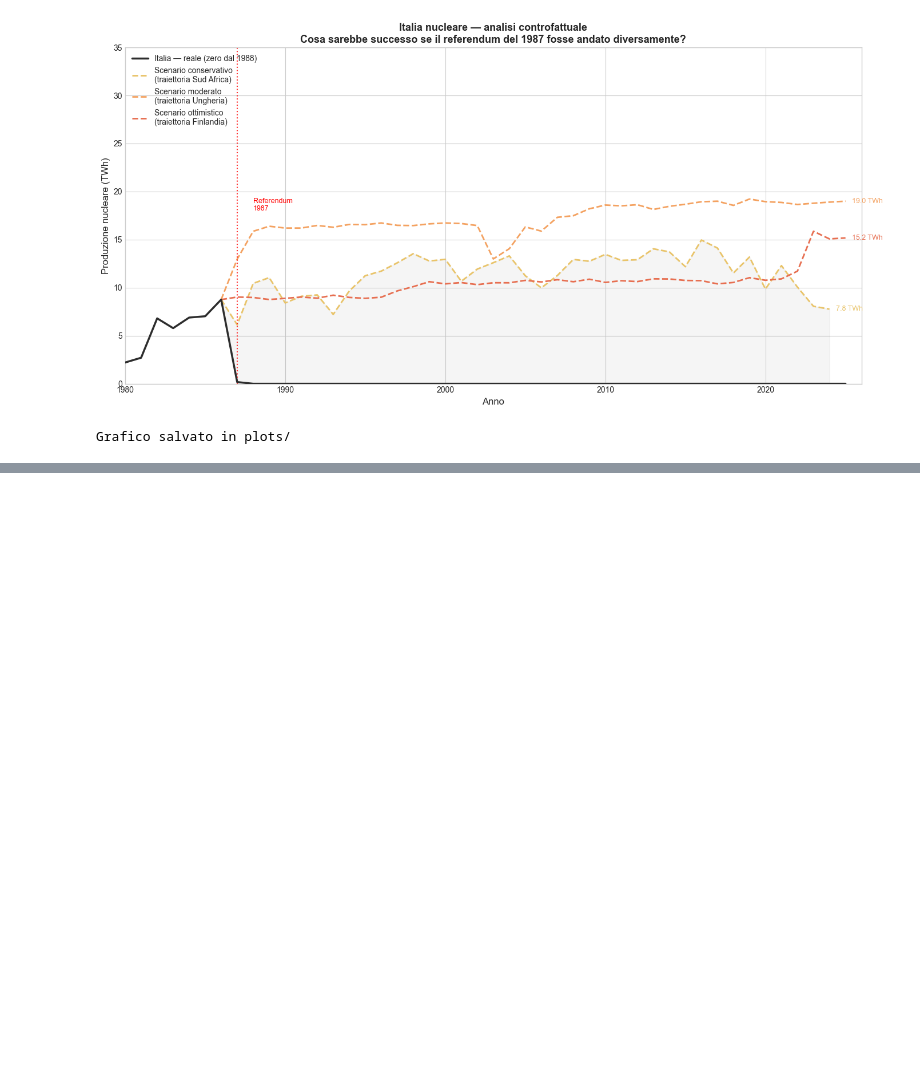
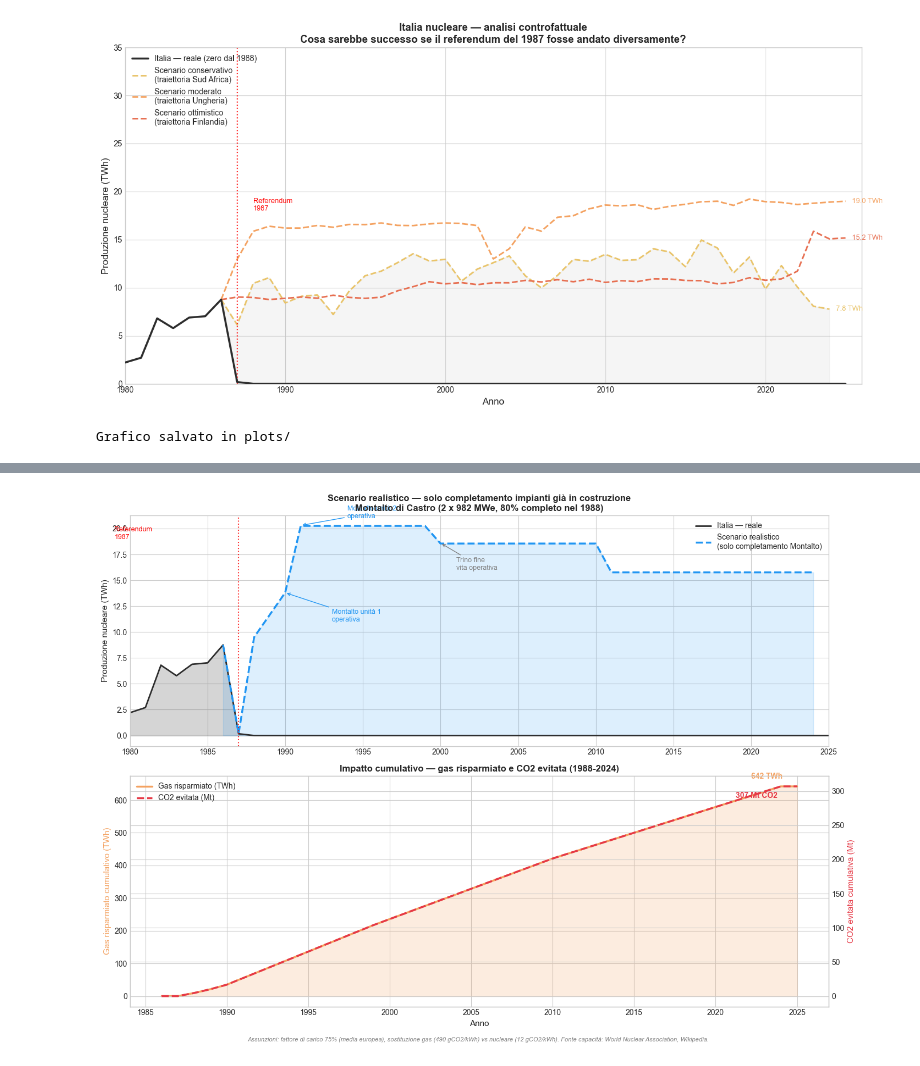
Before and after one commit to giuseppe-vigliotti/nuclear-data-analysis, a Jupyter notebook: notebooks/02_visualizzazioni.ipynb, the cells around one changed output, grey strips where cells are left out. Drawn from its saved outputs; the diff is of its cells as text; code cells hidden in the pictures; blank space fills up the shorter version.

```diff
--- a/notebooks/02_visualizzazioni.ipynb
+++ b/notebooks/02_visualizzazioni.ipynb
@@ -656,0 +798,100 @@ Grafico salvato in plots/
+# %%
+fig, axes = plt.subplots(2, 1, figsize=(14, 10))
+
+# --- Grafico superiore: produzione nucleare ---
+ax1 = axes[0]
+
+df_italy_full = df_merged[df_merged['country'] == 'Italy'].copy()
+ax1.fill_between(df_italy_full['year'], df_italy_full['nuclear_twh'],
+                 alpha=0.2, color='#2d2d2d')
+ax1.plot(df_italy_full['year'], df_italy_full['nuclear_twh'],
+         color='#2d2d2d', linewidth=2, label='Italia — reale')
+
+ax1.fill_between(df_scenario['year'], df_scenario['twh_scenario'],
+                 alpha=0.15, color='#2196F3')
+ax1.plot(df_scenario['year'], df_scenario['twh_scenario'],
+         color='#2196F3', linewidth=2.5, linestyle='--',
+         label='Scenario realistico\n(solo completamento Montalto)')
+
+ax1.annotate('Montalto unità 1\noperativa',
+             xy=(1990, 13.8), xytext=(1993, 11),
+             arrowprops=dict(arrowstyle='->', color='#2196F3'),
+             fontsize=9, color='#2196F3')
+ax1.annotate('Montalto unità 2\noperativa',
+             xy=(1991, 20.3), xytext=(1994, 21),
+             arrowprops=dict(arrowstyle='->', color='#2196F3'),
+             fontsize=9, color='#2196F3')
+ax1.annotate('Trino fine\nvita operativa',
+             xy=(2000, 18.6), xytext=(2001, 16),
+             arrowprops=dict(arrowstyle='->', color='gray'),
+             fontsize=9, color='gray')
+
+ax1.axvline(x=1987, color='red', linestyle=':', linewidth=1.5, alpha=0.8)
+ax1.text(1979, 19, 'Referendum\n1987', color='red', fontsize=9)
+ax1.set_ylabel('Produzione nucleare (TWh)', fontsize=11)
+ax1.set_title('Scenario realistico — solo completamento impianti già in costruzione\n'
+              'Montalto di Castro (2 x 982 MWe, 80% completo nel 1988)',
+              fontsize=12, fontweight='bold')
+ax1.legend(fontsize=10)
+ax1.set_xlim(1980, 2025)
+
+# --- Grafico inferiore: impatto cumulativo ---
+ax2 = axes[1]
+
+# Merge per allineare gli anni correttamente
+df_calc = df_italy_full[['year','nuclear_twh']].copy()
+df_calc = df_calc[df_calc['year'] >= 1986].reset_index(drop=True)
+df_calc = df_calc.merge(
+    df_scenario[['year','twh_scenario']],
+    on='year',
+    how='left'
+)
+df_calc['twh_scenario'] = df_calc['twh_scenario'].fillna(0)
+df_calc['gas_risparmiato'] = (df_calc['twh_scenario'] -
+                               df_calc['nuclear_twh']).clip(lower=0)
+df_calc['co2_evitata'] = df_calc['gas_risparmiato'] * 1e9 * CO2_DIFF / 1e12
+df_calc['gas_cumulativo'] = df_calc['gas_risparmiato'].cumsum()
+df_calc['co2_cumulativa'] = df_calc['co2_evitata'].cumsum()
+
+ax2_twin = ax2.twinx()
+
+ax2.fill_between(df_calc['year'], df_calc['gas_cumulativo'],
+                 alpha=0.2, color='#F4A261')
+ax2.plot(df_calc['year'], df_calc['gas_cumulativo'],
+         color='#F4A261', linewidth=2.5, label='Gas risparmiato (TWh)')
+ax2_twin.plot(df_calc['year'], df_calc['co2_cumulativa'],
+              color='#E63946', linewidth=2.5, linestyle='--',
+              label='CO2 evitata (Mt)')
+
+last = df_calc.iloc[-1]
+ax2.annotate(f"{last['gas_cumulativo']:.0f} TWh",
+             xy=(last['year'], last['gas_cumulativo']),
+             xytext=(-60, 10), textcoords='offset points',
+             fontsize=10, color='#F4A261', fontweight='bold')
+ax2_twin.annotate(f"{last['co2_cumulativa']:.0f} Mt CO2",
+                  xy=(last['year'], last['co2_cumulativa']),
+                  xytext=(-80, -15), textcoords='offset points',
+                  fontsize=10, color='#E63946', fontweight='bold')
+
+ax2.set_xlabel('Anno', fontsize=11)
+ax2.set_ylabel('Gas risparmiato cumulativo (TWh)', fontsize=11, color='#F4A261')
+ax2_twin.set_ylabel('CO2 evitata cumulativa (Mt)', fontsize=11, color='#E63946')
+ax2.set_title('Impatto cumulativo — gas risparmiato e CO2 evitata (1988-2024)',
+              fontsize=12, fontweight='bold')
+
+lines1, labels1 = ax2.get_legend_handles_labels()
+lines2, labels2 = ax2_twin.get_legend_handles_labels()
+ax2.legend(lines1 + lines2, labels1 + labels2, fontsize=10)
+
+fig.text(0.5, -0.01,
+         'Assunzioni: fattore di carico 75% (media europea), '
+         'sostituzione gas (490 gCO2/kWh) vs nucleare (12 gCO2/kWh). '
+         'Fonte capacità: World Nuclear Association, Wikipedia.',
+         ha='center', fontsize=8, color='gray', style='italic')
+
+plt.tight_layout()
+plt.savefig('../plots/07_italia_scenario_realistico.png', dpi=150, bbox_inches='tight')
+plt.show()
+print("Grafico salvato in plots/")
+# %% [output]
+[figure, added]
```
Also changed, not shown: parts of 13 cells of this notebook, 5 other files.
